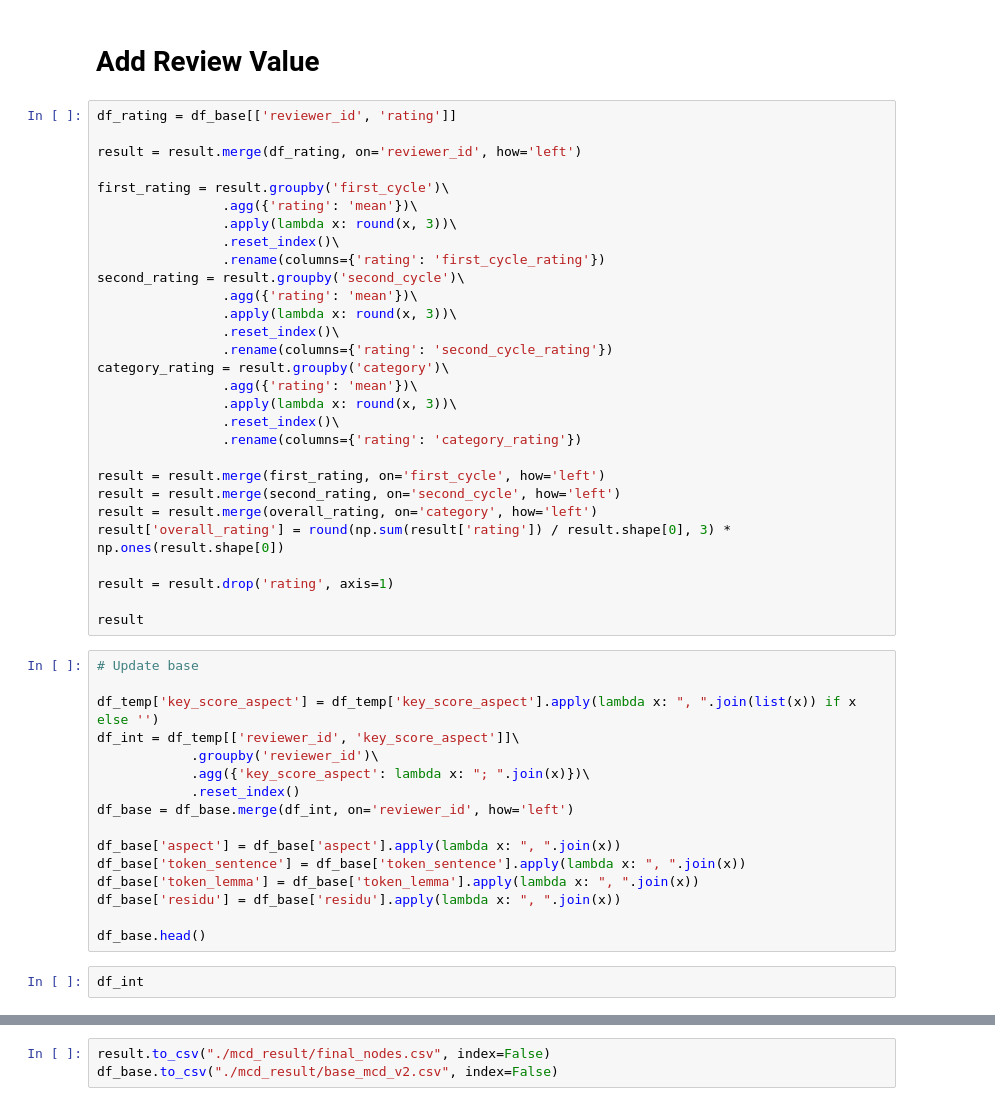
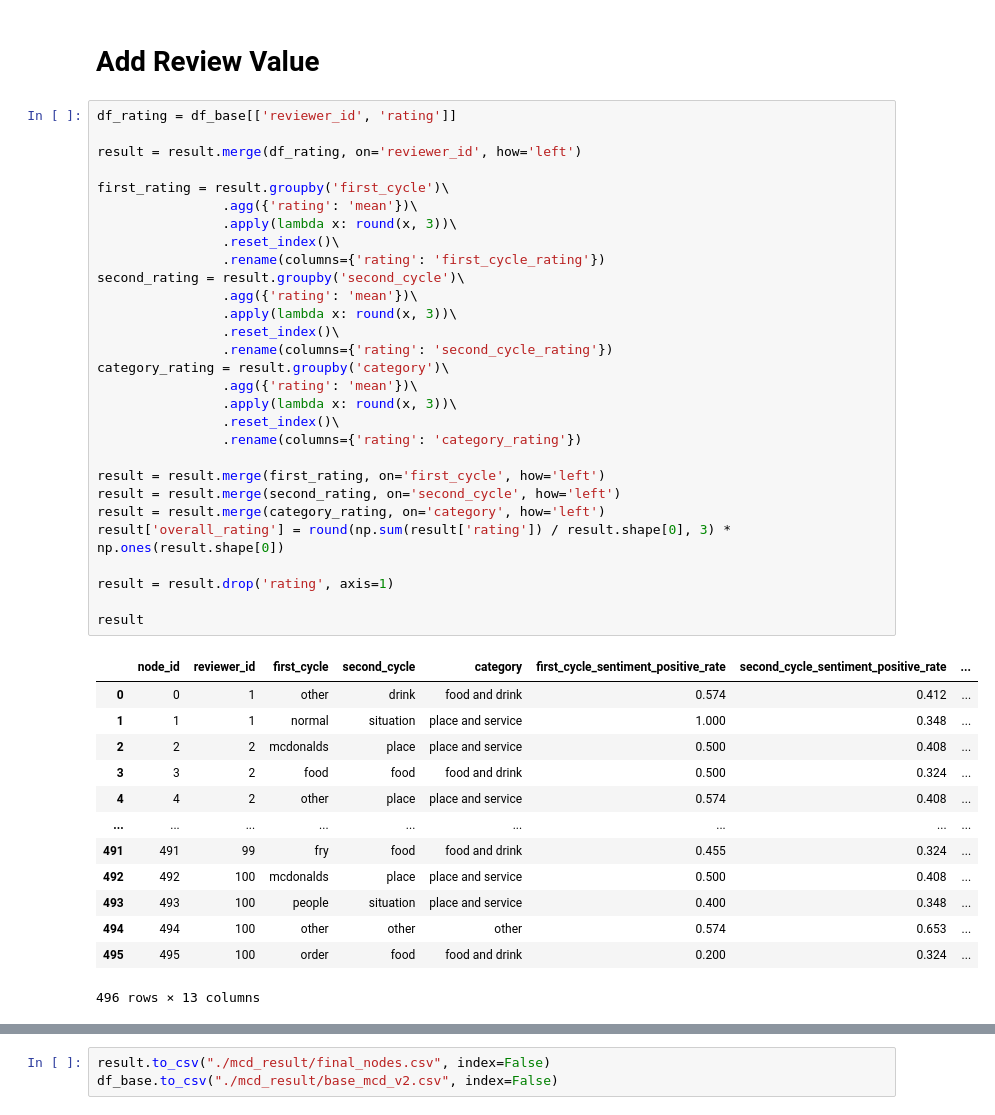
Before and after one commit to bahategar/aspect-based-sentiment-analysis-demo1, a Jupyter notebook: 1b-add_numeric_mcd.ipynb, the cells around one changed output, grey strips where cells are left out. Saved outputs shown, nothing was run; the diff lists cells and outputs as text.

```diff
--- a/1b-add_numeric_mcd.ipynb
+++ b/1b-add_numeric_mcd.ipynb
@@ -200,47 +331,43 @@ result
 # %%
 df_rating = df_base[['reviewer_id', 'rating']]
 
 result = result.merge(df_rating, on='reviewer_id', how='left')
 
 first_rating = result.groupby('first_cycle')\
                 .agg({'rating': 'mean'})\
                 .apply(lambda x: round(x, 3))\
                 .reset_index()\
                 .rename(columns={'rating': 'first_cycle_rating'})
 second_rating = result.groupby('second_cycle')\
                 .agg({'rating': 'mean'})\
                 .apply(lambda x: round(x, 3))\
                 .reset_index()\
                 .rename(columns={'rating': 'second_cycle_rating'})
 category_rating = result.groupby('category')\
                 .agg({'rating': 'mean'})\
                 .apply(lambda x: round(x, 3))\
                 .reset_index()\
                 .rename(columns={'rating': 'category_rating'})
 
 result = result.merge(first_rating, on='first_cycle', how='left')
 result = result.merge(second_rating, on='second_cycle', how='left')
-result = result.merge(overall_rating, on='category', how='left')
+result = result.merge(category_rating, on='category', how='left')
 result['overall_rating'] = round(np.sum(result['rating']) / result.shape[0], 3) * np.ones(result.shape[0])
 
 result = result.drop('rating', axis=1)
 
 result
+# %% [output]
+|  | node_id | reviewer_id | first_cycle | second_cycle | category | first_cycle_sentiment_positive_rate | second_cycle_sentiment_positive_rate | ... |
+| 0 | 0 | 1 | other | drink | food and drink | 0.574 | 0.412 | ... |
+| 1 | 1 | 1 | normal | situation | place and service | 1.000 | 0.348 | ... |
+| 2 | 2 | 2 | mcdonalds | place | place and service | 0.500 | 0.408 | ... |
+| 3 | 3 | 2 | food | food | food and drink | 0.500 | 0.324 | ... |
+| 4 | 4 | 2 | other | place | place and service | 0.574 | 0.408 | ... |
+| ... | ... | ... | ... | ... | ... | ... | ... | ... |
+| 491 | 491 | 99 | fry | food | food and drink | 0.455 | 0.324 | ... |
+| 492 | 492 | 100 | mcdonalds | place | place and service | 0.500 | 0.408 | ... |
+| 493 | 493 | 100 | people | situation | place and service | 0.400 | 0.348 | ... |
+| 494 | 494 | 100 | other | other | other | 0.574 | 0.653 | ... |
+| 495 | 495 | 100 | order | food | food and drink | 0.200 | 0.324 | ... |
+496 rows × 13 columns
-# %%
-# Update base
-
-df_temp['key_score_aspect'] = df_temp['key_score_aspect'].apply(lambda x: ", ".join(list(x)) if x else '')
-df_int = df_temp[['reviewer_id', 'key_score_aspect']]\
-            .groupby('reviewer_id')\
-            .agg({'key_score_aspect': lambda x: "; ".join(x)})\
-            .reset_index()
-df_base = df_base.merge(df_int, on='reviewer_id', how='left')
-
-df_base['aspect'] = df_base['aspect'].apply(lambda x: ", ".join(x))
-df_base['token_sentence'] = df_base['token_sentence'].apply(lambda x: ", ".join(x))
-df_base['token_lemma'] = df_base['token_lemma'].apply(lambda x: ", ".join(x))
-df_base['residu'] = df_base['residu'].apply(lambda x: ", ".join(x))
-
-df_base.head()
-# %%
-df_int
```
Also changed, not shown: parts of 12 cells of this notebook, 18 other files.
